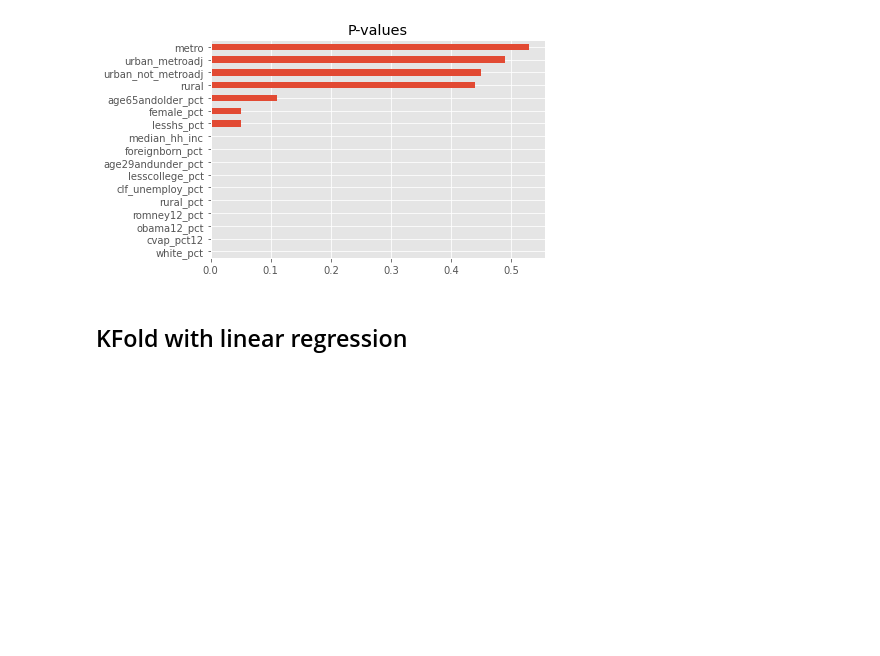
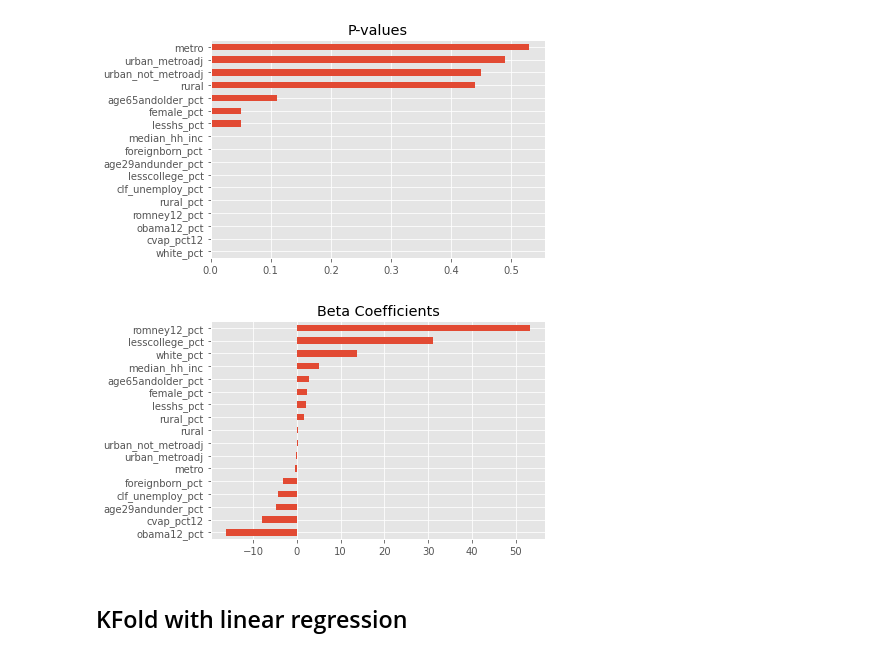
Before and after one commit to mkpetterson/2016-elections, a Jupyter notebook: Linear_regression.ipynb, the cells around one changed output. Cells and saved outputs as stored; diff of their text form; code cells hidden in the pictures; blank space fills up the shorter version.

```diff
--- a/Linear_regression.ipynb
+++ b/Linear_regression.ipynb
@@ -152,5 +155,11 @@ plt.savefig('images/pvalues.png', dpi=250)
 # %% [output]
 [figure]
+# %%
+coeff.sort_values(by='beta')['beta'].plot(kind='barh')
+plt.title("Beta Coefficients")
+plt.savefig('images/betas.png', bbox_inches='tight', dpi=250)
+# %% [output]
+[figure, added]
 # %% [markdown]
 ## KFold with linear regression
 # %%
```
Also changed, not shown: parts of 3 cells of this notebook, 6 other files.
